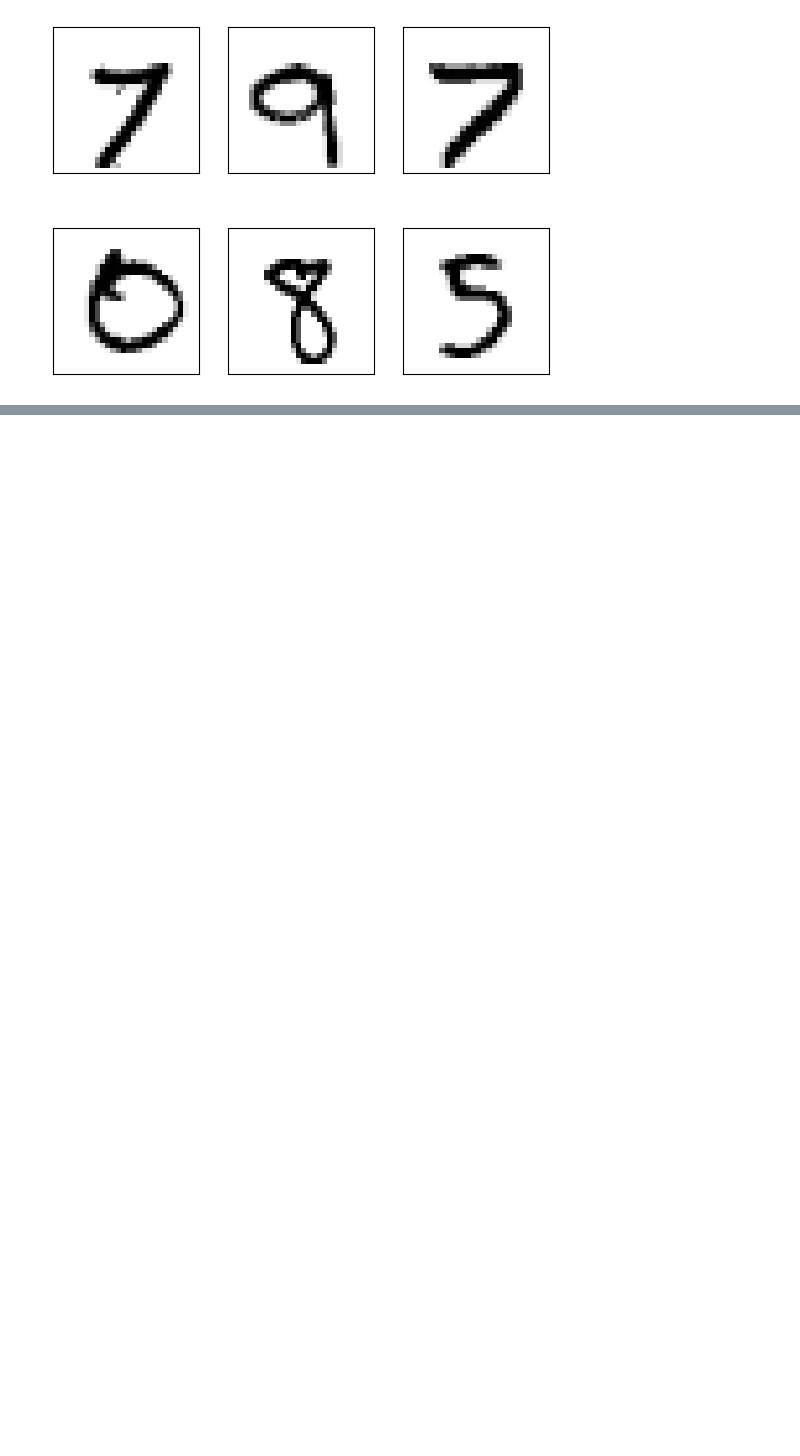
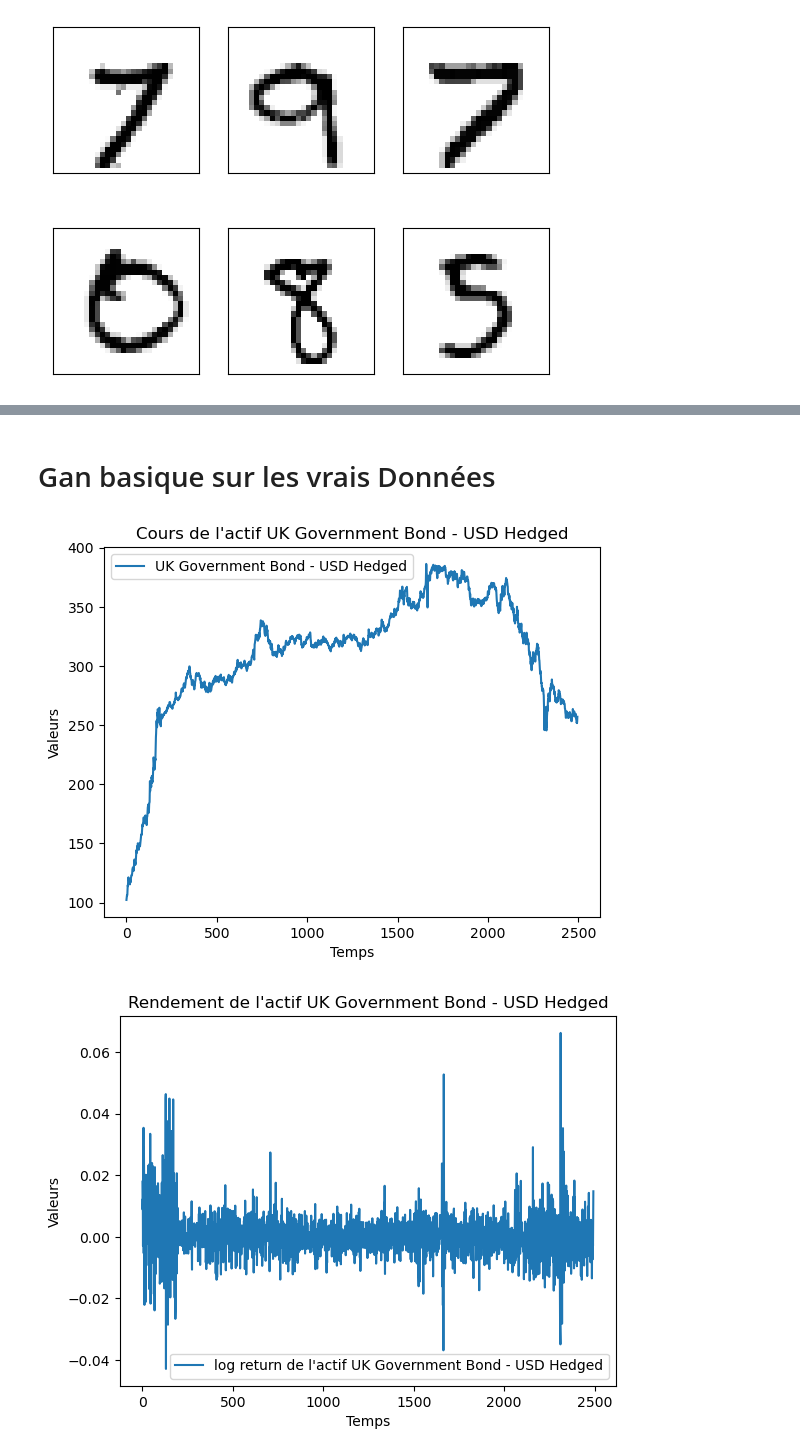
Before and after one commit to QMoayedpour/statapp-hsbc, a Jupyter notebook: basic gan.ipynb, the cells around one changed output, grey strips where cells are left out. Saved outputs shown, nothing was run; the diff lists cells and outputs as text; code cells hidden in the pictures; blank space fills up the shorter version.

Commit message:
Application du gan basique sur un exemple d'actif (nul à modifier)

```diff
--- a/basic gan.ipynb
+++ b/basic gan.ipynb
@@ -310,0 +335,14 @@ for i in range(16):
+# %% [markdown]
+# Gan basique sur les vrais Données
+# %%
+df = pd.read_csv('./data/GANData.csv')
+asset = "UK Government Bond - USD Hedged"
+price = df[df['ASSETNAME']==asset]['PRICE']
+y = np.log(price/price.shift(1))[1:].to_numpy()
+true_y = price.to_numpy()
+# %%
+easy_plot(true_y,f"Cours de l'actif {asset}", f"{asset}")
+easy_plot(y,f"Rendement de l'actif {asset}", f"log return de l'actif {asset}")
+# %% [output]
+[figure, added]
+[figure, added]
```
Also changed, not shown: parts of 14 cells of this notebook.
